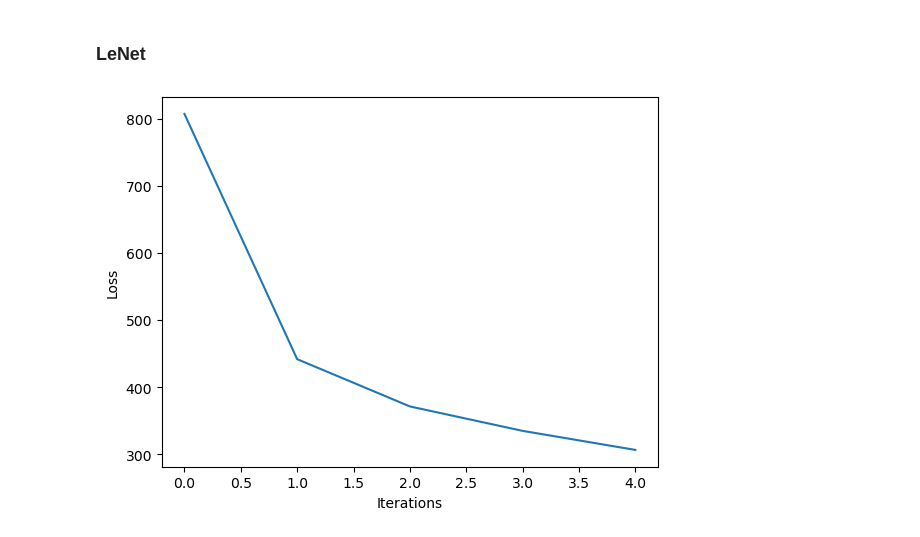
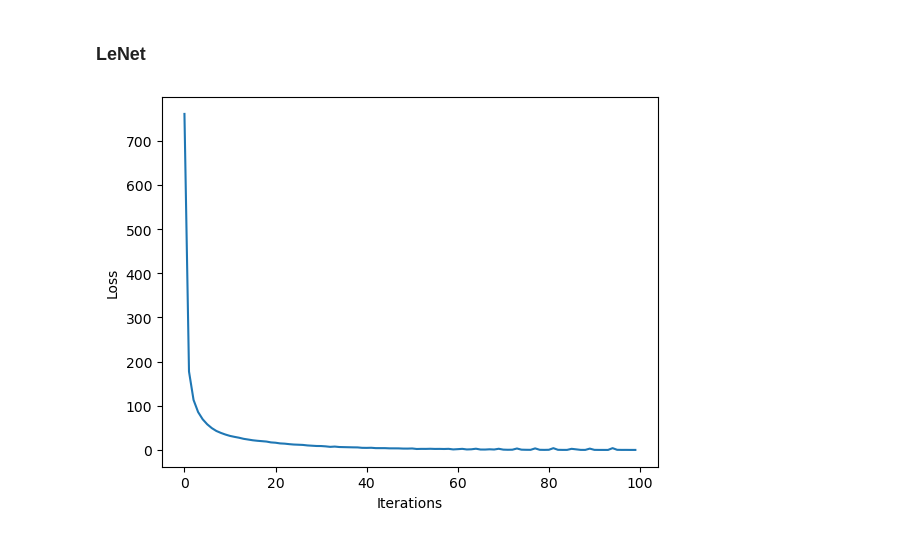
Before and after one commit to acostacos/deep-learning-computer-vision-architectures, a Jupyter notebook: test.ipynb, the cells around one changed output. Saved outputs shown, nothing was run; the diff lists cells and outputs as text; code cells hidden in the pictures.

```diff
--- a/test.ipynb
+++ b/test.ipynb
@@ -11,0 +62,11 @@ from models.lenet import LeNet
+# %%
+dataset_funcs = [load_mnist_dataset, load_fashionmnist_dataset, load_cifar10_dataset]
+
+for i, get_data in enumerate(dataset_funcs):
+    training_data, test_data = get_data()
+    dataloader = DataLoader(training_data, batch_size=1)
+    first_image, first_label = next(iter(dataloader))
+
+    print('Dataset ', i)
+    print('Input shape: ', first_image.shape)
+    print('Class count: ', len(training_data.classes))
@@ -29,43 +140,22 @@ def load_mnist_dataset():
 # %% [markdown]
 ### LeNet
-# %%
-device = torch.device('cuda') if torch.cuda.is_available() else torch.device('cpu')
-
-# Hyper parameters
-batch_size = 100
-num_epochs = 100
-
-# Convert this to function
-training_data, test_data = load_mnist_dataset()
-training_loader = DataLoader(training_data, batch_size=batch_size, shuffle=True)
-model = LeNet(in_shape=0, out_shape=10, device=device)
-optimizer = optim.Adam(model.parameters())
-
-model.train(True)
-loss_per_epoch = []
-pbar = tqdm(range(num_epochs))
-for _ in pbar:
-    total_loss = 0
-    for images, labels in training_loader:
-        images, labels = images.to(device), labels.to(device)
-        optimizer.zero_grad()
-
-        pred = model(images)
-
-        loss = model.loss(pred, labels)
-
-        loss.backward()
-        optimizer.step()
-
-        total_loss += loss.item()
-
-    loss_per_epoch.append(total_loss)
-    pbar.set_postfix({ "Epoch Loss": total_loss })
-
-
-plt.xlabel('Iterations')
-plt.ylabel('Loss')
-plt.plot(range(num_epochs), loss_per_epoch)
-plt.show()
-# %% [output]
-[figure, removed]
+# %%
+device = 'cuda' if torch.cuda.is_available() else 'cpu'
+
+# Hyper parameters
+BATCH_SIZE = 100
+NUM_EPOCHS = 100
+# %%
+training_data, test_data = load_mnist_dataset()
+training_loader = DataLoader(training_data, batch_size=BATCH_SIZE, shuffle=True)
+model = LeNet(device=device)
+optimizer = optim.Adam(model.parameters())
+loss = train(model, training_loader, optimizer, num_epochs=NUM_EPOCHS, device=device)
+plot_loss(NUM_EPOCHS, loss)
+
+test_loader = DataLoader(test_data, batch_size=BATCH_SIZE, shuffle=True)
+validate(model, test_loader, device=device)
+
+save_model(model, model_prefix='LeNet_MNIST_')
+# %% [output]
+[figure, added]
```
Also changed, not shown: parts of 9 cells of this notebook, 2 other files.
